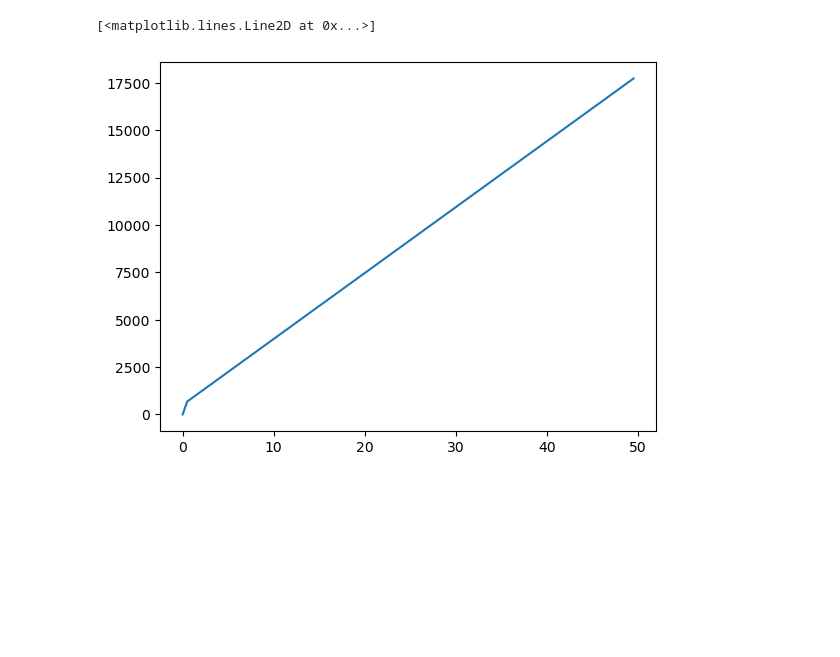
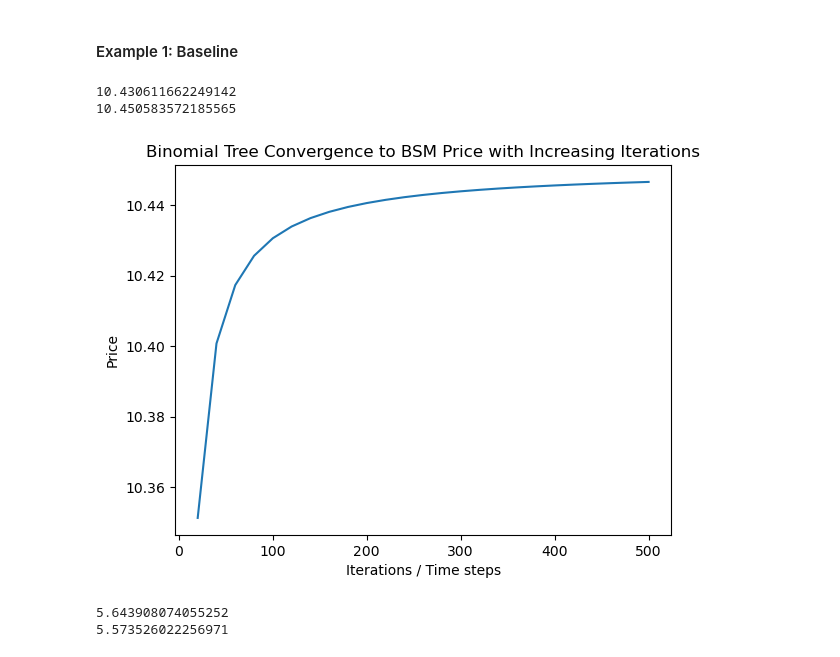
Before and after one commit to alejandronaranjocaraza/finance_pricing, a Jupyter notebook: cpp_pricing/jupyter/Untitled.ipynb, the cells around one changed output. Saved outputs shown, nothing was run; the diff lists cells and outputs as text; code cells hidden in the pictures; blank space fills up the shorter version.

```diff
--- a/cpp_pricing/jupyter/Untitled.ipynb
+++ b/cpp_pricing/jupyter/Untitled.ipynb
@@ -17,5 +7,59 @@ for targetPrice in x:
-# %%
-plt.plot(x,y)
-# %% [output]
-[<matplotlib.lines.Line2D at 0x...>]
-[figure, removed]
+# %% [markdown]
+#### Example 1: Baseline
+# %%
+T = 1
+K = 100
+optType = 'c'
+exeType = 'e'
+
+S0 = 100
+r = 0.05
+q = 0
+
+sigma = 0.2
+n = 100
+# %%
+# Build option
+
+vanillaOption = pricer.makeVanillaOption(K,T,exeType,optType)
+
+# Bulild stock
+
+stock = pricer.makeStock(S0,q)
+
+# Build binomial model
+
+binomial = pricer.makeBinomial(vanillaOption,stock,r,sigma,n)
+
+# Build Black-Scholes-Metron model
+
+bsm = pricer.makeBSM(vanillaOption,stock,r,sigma)
+# %%
+# Get vanilla option price through binomial tree (backwards induction)
+
+print(binomial.getPrice())
+
+# Get vanilla option price from Black-Scholes-Merton formula
+
+print(bsm.getPrice())
+# %% [output]
+10.430611662249142
+10.450583572185565
+# %%
+# Run binomial pricer with different number of iterations / time steps
+
+numIters = []
+prices = []
+
+for n in range (1,26):
+    numIters.append(n*20)
+    binomial = pricer.makeBinomial(vanillaOption,stock,r,sigma,n*20)
+    prices.append(binomial.getPrice())
+
+plt.plot(numIters,prices)
+plt.xlabel("Iterations / Time steps")
+plt.ylabel("Price")
+plt.title("Binomial Tree Convergence to BSM Price with Increasing Iterations")
+plt.show()
+# %% [output]
+[figure, added]
@@ -21,0 +84,11 @@ plt.plot(x,y)
+# %%
+# Get vanilla option price through binomial tree (backwards induction)
+
+print(binomial.getPrice())
+
+# Get vanilla option price from Black-Scholes-Merton formula
+
+print(bsm.getPrice())
+# %% [output]
+5.643908074055252
+5.573526022256971
```
Also changed, not shown: parts of 47 cells of this notebook, 39 other files.
